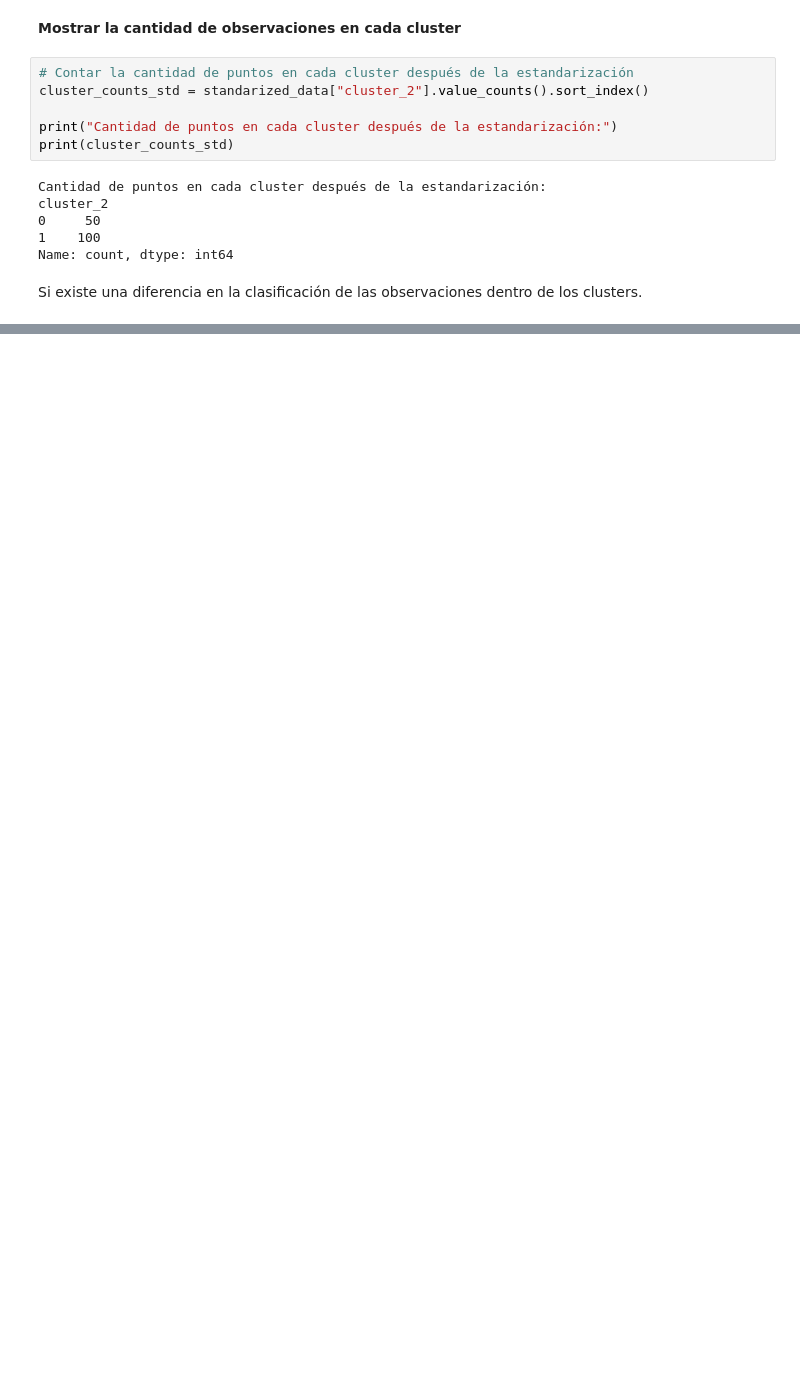
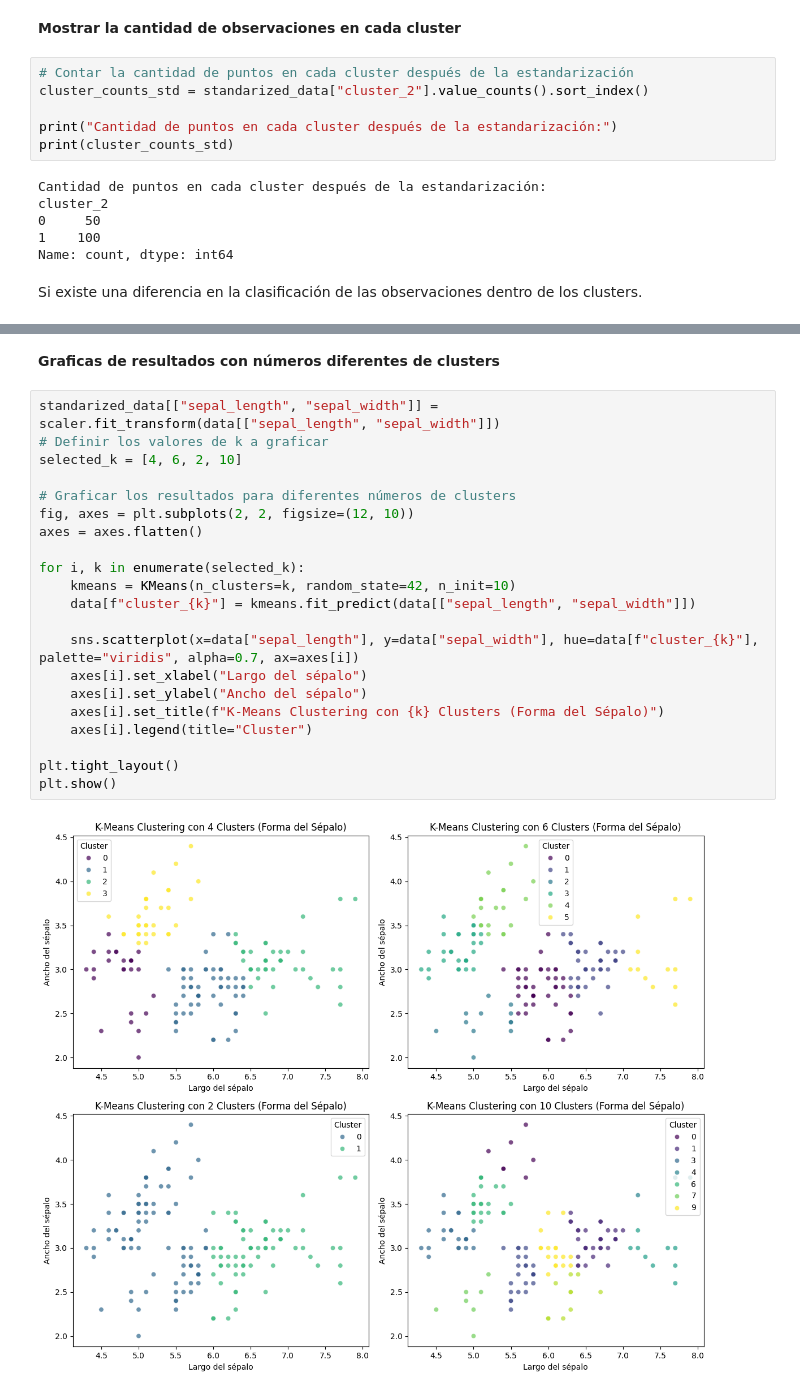
Before and after one commit to alee2602/HDT2-DM, a Jupyter notebook: main.ipynb, the cells around one changed output, grey strips where cells are left out. Drawn from its saved outputs; the diff is of its cells as text; blank space fills up the shorter version.

```diff
--- a/main.ipynb
+++ b/main.ipynb
@@ -163,0 +190,25 @@ Si existe una diferencia en la clasificación de las observaciones dentro de los
+# %% [markdown]
+**Graficas de resultados con números diferentes de clusters**
+# %%
+standarized_data[["sepal_length", "sepal_width"]] = scaler.fit_transform(data[["sepal_length", "sepal_width"]])
+# Definir los valores de k a graficar
+selected_k = [4, 6, 2, 10]
+
+# Graficar los resultados para diferentes números de clusters
+fig, axes = plt.subplots(2, 2, figsize=(12, 10))
+axes = axes.flatten()
+
+for i, k in enumerate(selected_k):
+    kmeans = KMeans(n_clusters=k, random_state=42, n_init=10)
+    data[f"cluster_{k}"] = kmeans.fit_predict(data[["sepal_length", "sepal_width"]])
+
+    sns.scatterplot(x=data["sepal_length"], y=data["sepal_width"], hue=data[f"cluster_{k}"], palette="viridis", alpha=0.7, ax=axes[i])
+    axes[i].set_xlabel("Largo del sépalo")
+    axes[i].set_ylabel("Ancho del sépalo")
+    axes[i].set_title(f"K-Means Clustering con {k} Clusters (Forma del Sépalo)")
+    axes[i].legend(title="Cluster")
+
+plt.tight_layout()
+plt.show()
+# %% [output]
+[figure, added]
```
Also changed, not shown: parts of 22 cells of this notebook.
